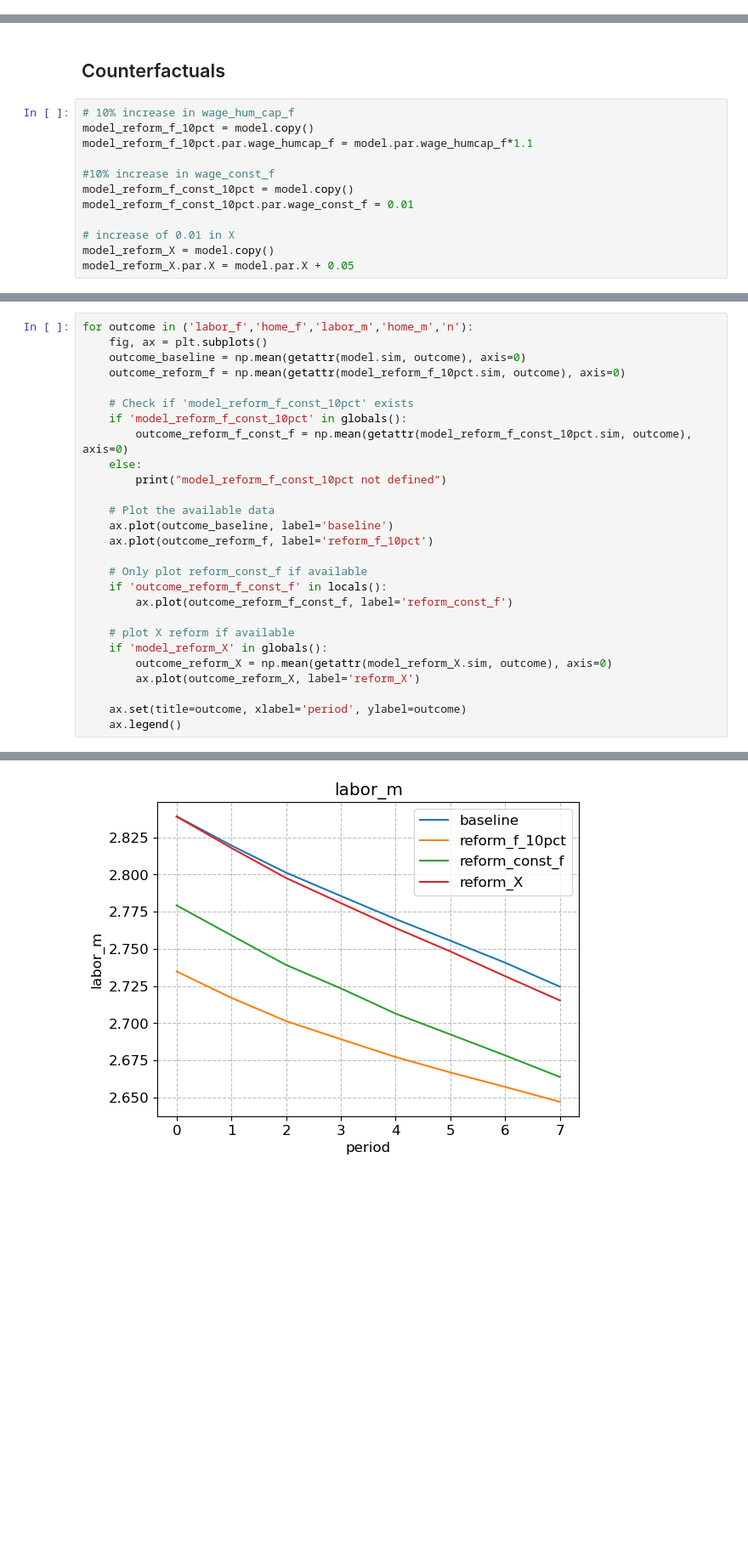
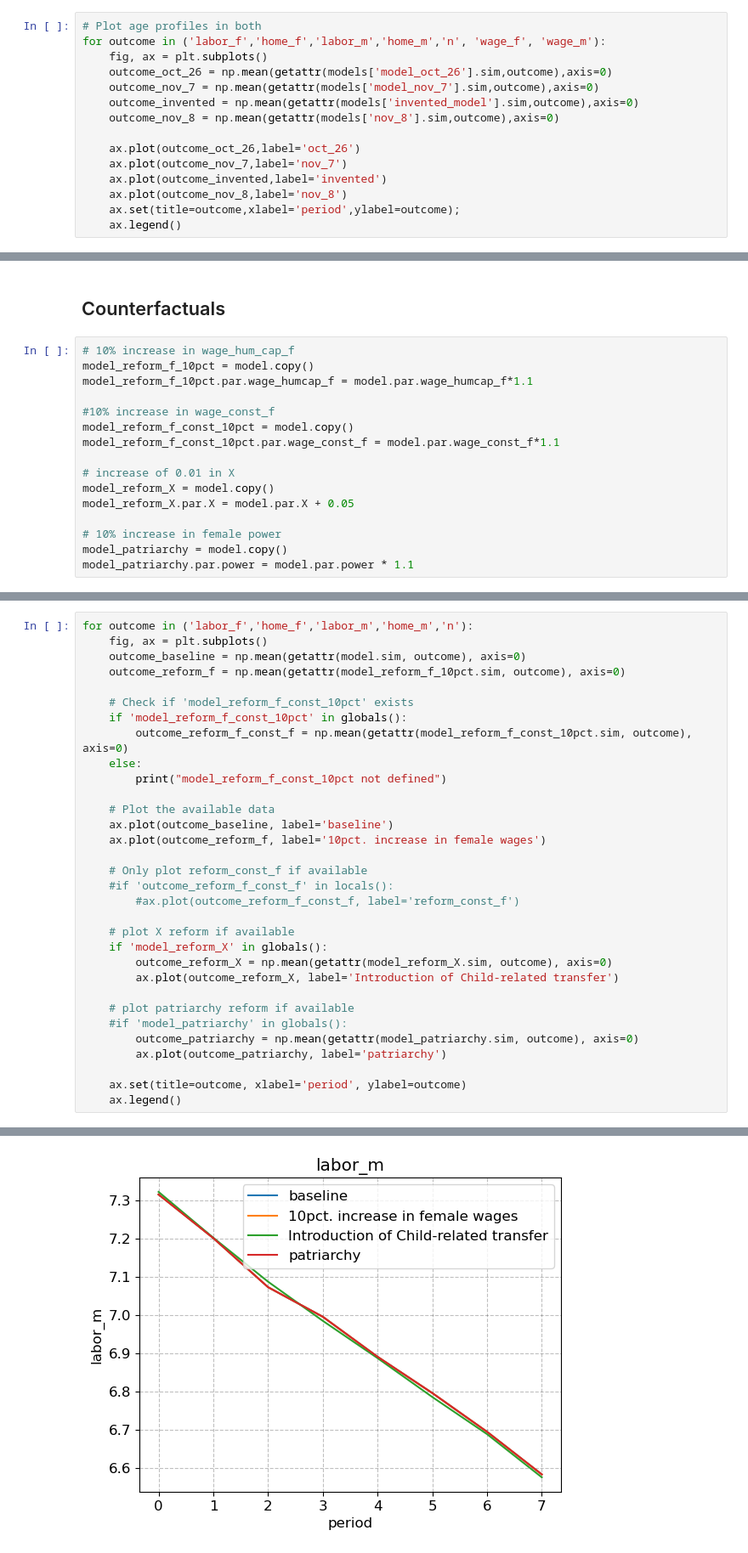
Before and after one commit to clynejj/Public-economics-seminar-project-code, a Jupyter notebook: DynamicSpecialization_post.ipynb, the cells around one changed output, grey strips where cells are left out. Shown at 85% size. Saved outputs shown, nothing was run; the diff lists cells and outputs as text; blank space fills up the shorter version.

```diff
--- a/DynamicSpecialization_post.ipynb
+++ b/DynamicSpecialization_post.ipynb
@@ -75,0 +56,15 @@ for outcome in ('labor_f','home_f','labor_m','home_m','n'):
+# %%
+# Plot age profiles in both
+for outcome in ('labor_f','home_f','labor_m','home_m','n', 'wage_f', 'wage_m'):
+    fig, ax = plt.subplots()
+    outcome_oct_26 = np.mean(getattr(models['model_oct_26'].sim,outcome),axis=0)
+    outcome_nov_7 = np.mean(getattr(models['model_nov_7'].sim,outcome),axis=0)
+    outcome_invented = np.mean(getattr(models['invented_model'].sim,outcome),axis=0)
+    outcome_nov_8 = np.mean(getattr(models['nov_8'].sim,outcome),axis=0)
+
+    ax.plot(outcome_oct_26,label='oct_26')
+    ax.plot(outcome_nov_7,label='nov_7')
+    ax.plot(outcome_invented,label='invented')
+    ax.plot(outcome_nov_8,label='nov_8')
+    ax.set(title=outcome,xlabel='period',ylabel=outcome);
+    ax.legend()
@@ -456,10 +491,14 @@ model_reform_f_10pct.par.wage_humcap_f = model.par.wage_humcap_f*1.1
 
 #10% increase in wage_const_f
 model_reform_f_const_10pct = model.copy()
-model_reform_f_const_10pct.par.wage_const_f = 0.01
+model_reform_f_const_10pct.par.wage_const_f = model.par.wage_const_f*1.1
 
 # increase of 0.01 in X
 model_reform_X = model.copy()
 model_reform_X.par.X = model.par.X + 0.05
+
+# 10% increase in female power
+model_patriarchy = model.copy()
+model_patriarchy.par.power = model.par.power * 1.1
 # %%
 # solve hum cap wage reform
@@ -487,16 +530,21 @@ for outcome in ('labor_f','home_f','labor_m','home_m','n'):
 
     # Plot the available data
     ax.plot(outcome_baseline, label='baseline')
-    ax.plot(outcome_reform_f, label='reform_f_10pct')
+    ax.plot(outcome_reform_f, label='10pct. increase in female wages')
 
     # Only plot reform_const_f if available
-    if 'outcome_reform_f_const_f' in locals():
-        ax.plot(outcome_reform_f_const_f, label='reform_const_f')
+    #if 'outcome_reform_f_const_f' in locals():
+        #ax.plot(outcome_reform_f_const_f, label='reform_const_f')
 
     # plot X reform if available
     if 'model_reform_X' in globals():
         outcome_reform_X = np.mean(getattr(model_reform_X.sim, outcome), axis=0)
-        ax.plot(outcome_reform_X, label='reform_X')
+        ax.plot(outcome_reform_X, label='Introduction of Child-related transfer')
+
+    # plot patriarchy reform if available
+    #if 'model_patriarchy' in globals():
+        outcome_patriarchy = np.mean(getattr(model_patriarchy.sim, outcome), axis=0)
+        ax.plot(outcome_patriarchy, label='patriarchy')
 
     ax.set(title=outcome, xlabel='period', ylabel=outcome)
     ax.legend()
@@ -506 +554 @@ for outcome in ('labor_f','home_f','labor_m','home_m','n'):
-[figure, old version]
+[figure, new version]
```
Also changed, not shown: parts of 38 cells of this notebook, 1 other file.
